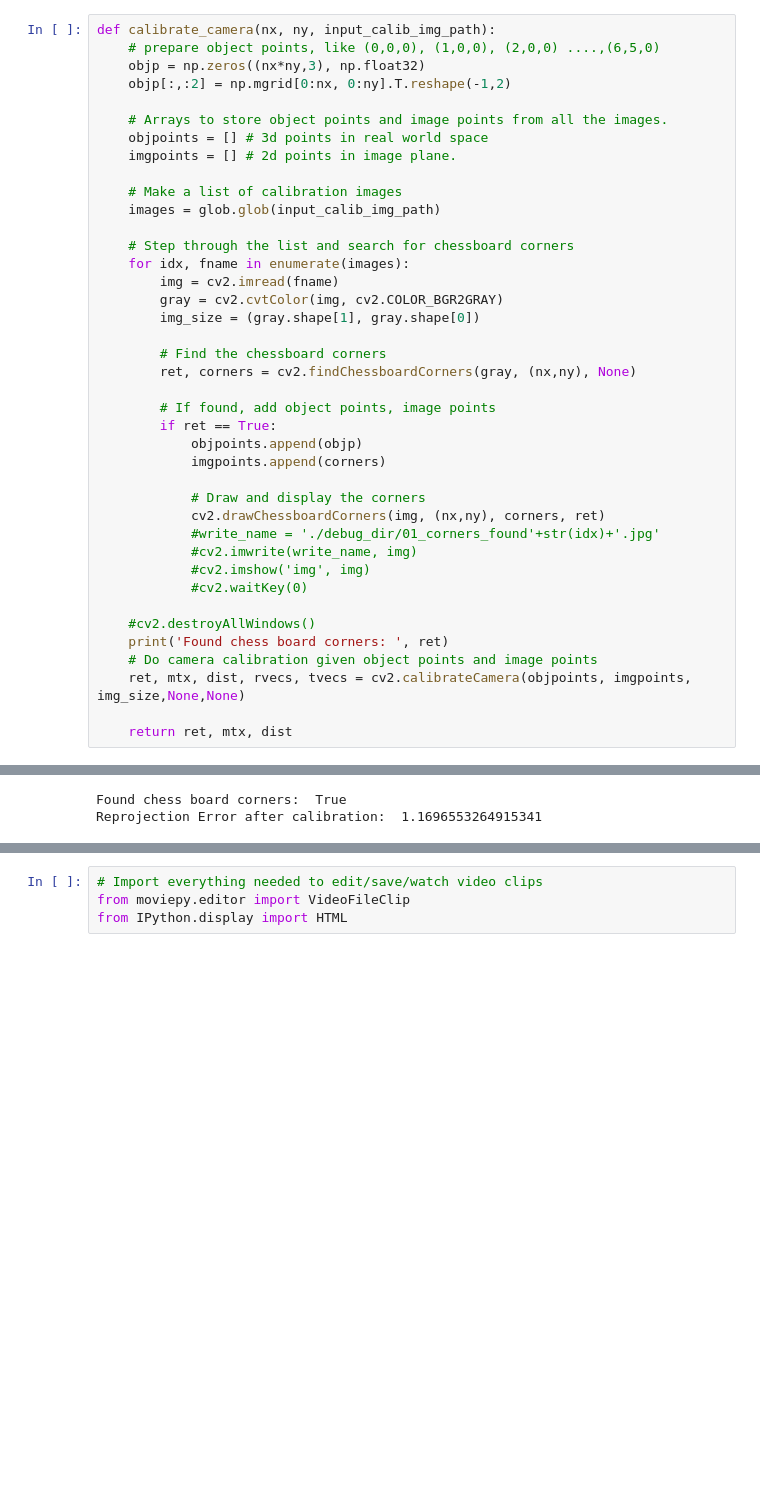
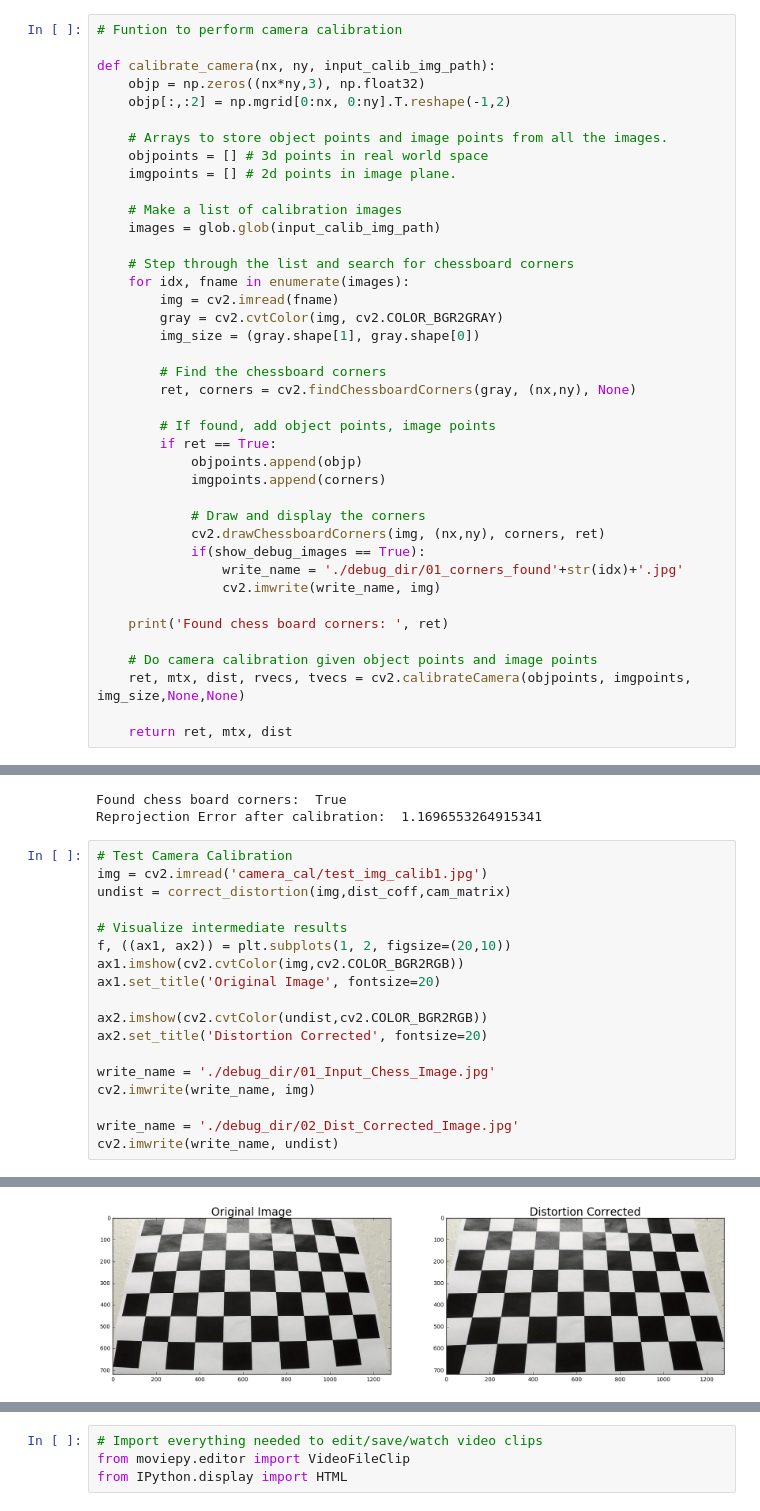
Before and after one commit to saurabhsw/DetectLaneLines, a Jupyter notebook: P4_Advanced_Lane_Detection.ipynb, the cells around one changed output, grey strips where cells are left out. Saved outputs shown, nothing was run; the diff lists cells and outputs as text; blank space fills up the shorter version.

```diff
--- a/P4_Advanced_Lane_Detection.ipynb
+++ b/P4_Advanced_Lane_Detection.ipynb
@@ -5,8 +5,9 @@ import glob
 import matplotlib.pyplot as plt
 %matplotlib inline
 # %%
+# Funtion to perform camera calibration
+
 def calibrate_camera(nx, ny, input_calib_img_path):
-    # prepare object points, like (0,0,0), (1,0,0), (2,0,0) ....,(6,5,0)
     objp = np.zeros((nx*ny,3), np.float32)
     objp[:,:2] = np.mgrid[0:nx, 0:ny].T.reshape(-1,2)
 
@@ -33,13 +34,12 @@ def calibrate_camera(nx, ny, input_calib_img_path):
 
             # Draw and display the corners
             cv2.drawChessboardCorners(img, (nx,ny), corners, ret)
-            #write_name = './debug_dir/01_corners_found'+str(idx)+'.jpg'
-            #cv2.imwrite(write_name, img)
-            #cv2.imshow('img', img)
-            #cv2.waitKey(0)
+            if(show_debug_images == True):
+                write_name = './debug_dir/01_corners_found'+str(idx)+'.jpg'
+                cv2.imwrite(write_name, img)
 
-    #cv2.destroyAllWindows()
     print('Found chess board corners: ', ret)
+
     # Do camera calibration given object points and image points
     ret, mtx, dist, rvecs, tvecs = cv2.calibrateCamera(objpoints, imgpoints, img_size,None,None)
 
@@ -372,3 +527,22 @@ print('Reprojection Error after calibration: ', re_proj_err)
 # %% [output]
 Found chess board corners:  True
 Reprojection Error after calibration:  1.1696553264915341
+# %%
+# Test Camera Calibration
+img = cv2.imread('camera_cal/test_img_calib1.jpg')
+undist = correct_distortion(img,dist_coff,cam_matrix)
+
+# Visualize intermediate results
+f, ((ax1, ax2)) = plt.subplots(1, 2, figsize=(20,10))
+ax1.imshow(cv2.cvtColor(img,cv2.COLOR_BGR2RGB))
+ax1.set_title('Original Image', fontsize=20)
+
+ax2.imshow(cv2.cvtColor(undist,cv2.COLOR_BGR2RGB))
+ax2.set_title('Distortion Corrected', fontsize=20)
+
+write_name = './debug_dir/01_Input_Chess_Image.jpg'
+cv2.imwrite(write_name, img)
+
+write_name = './debug_dir/02_Dist_Corrected_Image.jpg'
+cv2.imwrite(write_name, undist)
+# %% [output]
@@ -375,2 +550,3 @@ Reprojection Error after calibration:  1.1696553264915341
+[figure, added]
 # %%
 show_debug_images = True
```
Also changed, not shown: parts of 15 cells of this notebook.
